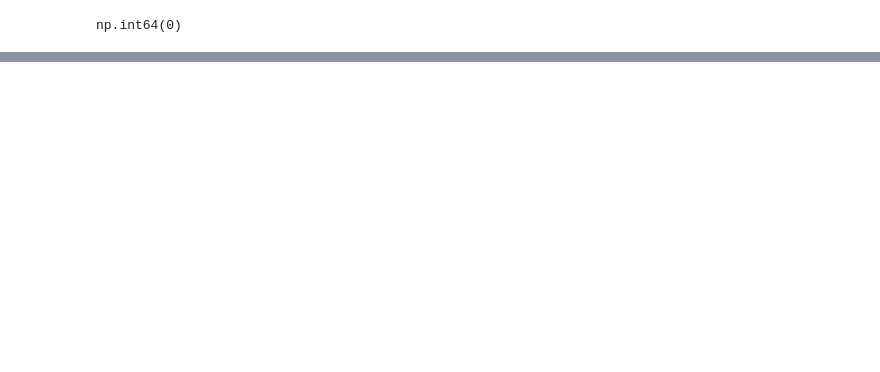
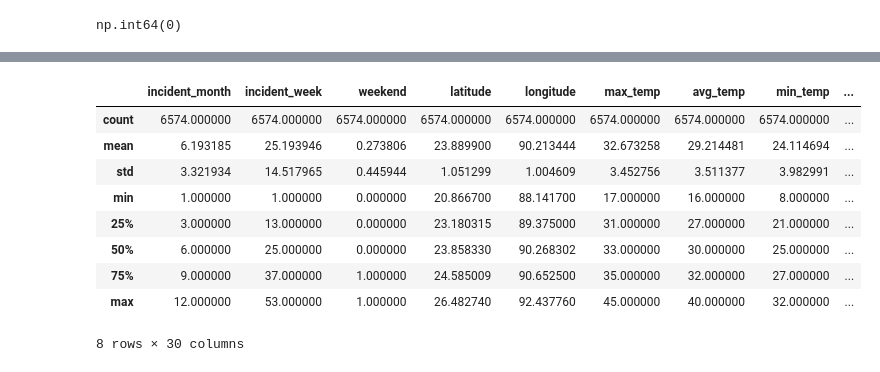
Before and after one commit to NaimPro-tech/AI-Powered-Crime-Intelligence-System, a Jupyter notebook: ai_crime_analysis.ipynb, the cells around one changed output, grey strips where cells are left out. Cells and saved outputs as stored; diff of their text form; code cells hidden in the pictures; blank space fills up the shorter version.

```diff
--- a/ai_crime_analysis.ipynb
+++ b/ai_crime_analysis.ipynb
@@ -118,0 +102,13 @@ rajarhat
+# %%
+df.describe()
+# %% [output]
+|  | incident_month | incident_week | weekend | latitude | longitude | max_temp | avg_temp | min_temp | ... |
+| count | 6574.000000 | 6574.000000 | 6574.000000 | 6574.000000 | 6574.000000 | 6574.000000 | 6574.000000 | 6574.000000 | ... |
+| mean | 6.193185 | 25.193946 | 0.273806 | 23.889900 | 90.213444 | 32.673258 | 29.214481 | 24.114694 | ... |
+| std | 3.321934 | 14.517965 | 0.445944 | 1.051299 | 1.004609 | 3.452756 | 3.511377 | 3.982991 | ... |
+| min | 1.000000 | 1.000000 | 0.000000 | 20.866700 | 88.141700 | 17.000000 | 16.000000 | 8.000000 | ... |
+| 25% | 3.000000 | 13.000000 | 0.000000 | 23.180315 | 89.375000 | 31.000000 | 27.000000 | 21.000000 | ... |
+| 50% | 6.000000 | 25.000000 | 0.000000 | 23.858330 | 90.268302 | 33.000000 | 30.000000 | 25.000000 | ... |
+| 75% | 9.000000 | 37.000000 | 1.000000 | 24.585009 | 90.652500 | 35.000000 | 32.000000 | 27.000000 | ... |
+| max | 12.000000 | 53.000000 | 1.000000 | 26.482740 | 92.437760 | 45.000000 | 40.000000 | 32.000000 | ... |
+8 rows × 30 columns
```
Also changed, not shown: parts of 37 cells of this notebook, 1 other file.
